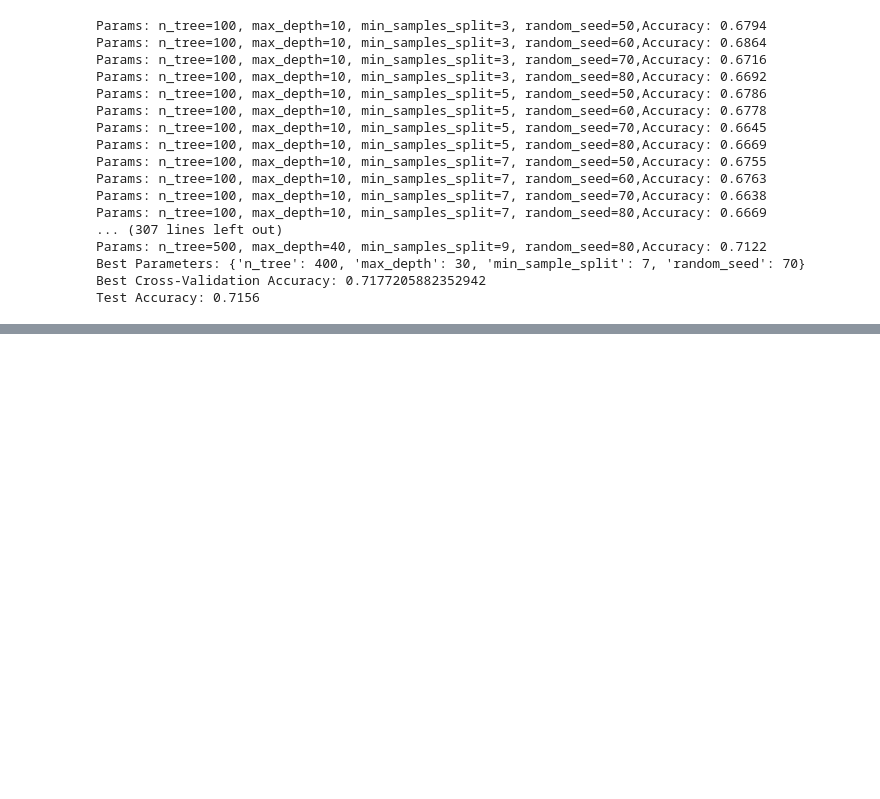
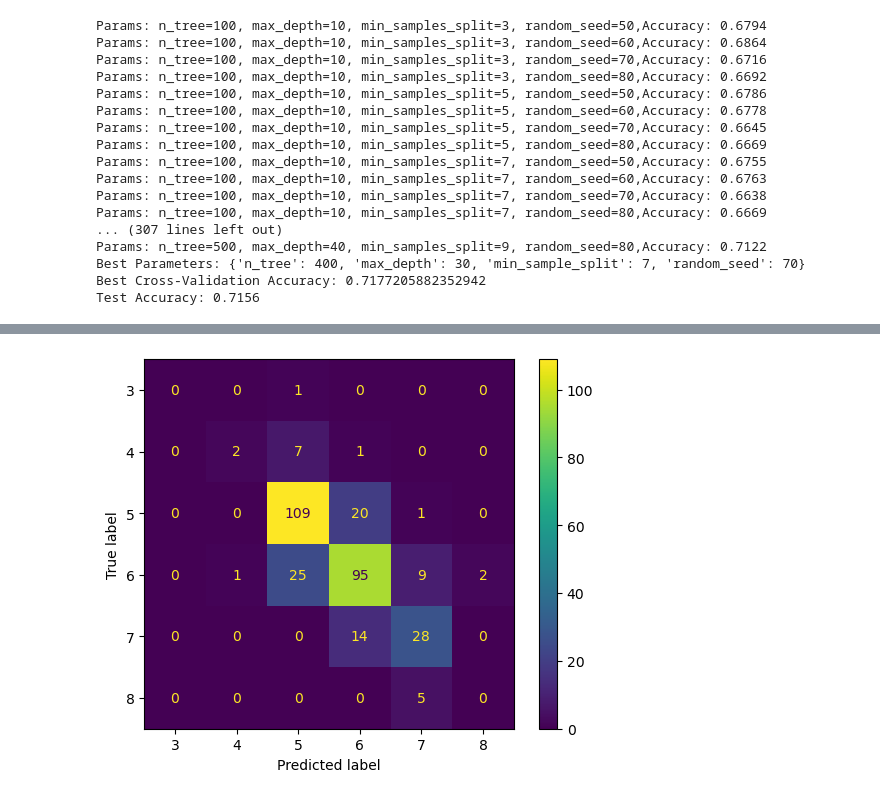
Before and after one commit to Hello-Judy/WashU, a Jupyter notebook: ESE_417/RandomForest.ipynb, the cells around one changed output, grey strips where cells are left out. Drawn from its saved outputs; the diff is of its cells as text; code cells hidden in the pictures; blank space fills up the shorter version.

```diff
--- a/ESE_417/RandomForest.ipynb
+++ b/ESE_417/RandomForest.ipynb
@@ -315,0 +532,15 @@ Best Cross-Validation Accuracy: 0.728125
+# %%
+# best model
+X=data_without_outlier.iloc[:,0:11]
+y=data_without_outlier['quality']
+x_train, x_test, y_train, y_test = train_test_split(X, y, test_size=0.2, random_state=42)
+model=randomforest(n_tree=500,max_depth=20,min_sample_split=9,random_seed=70)
+model.fit(x_train, y_train)
+y_pre=model.predict(x_test)
+confusion_matrix = confusion_matrix(y_test, y_pre)
+cm_display = ConfusionMatrixDisplay(confusion_matrix = confusion_matrix, display_labels = [3, 4,5,6,7,8])
+
+cm_display.plot()
+plt.show()
+# %% [output]
+[figure, added]
```
Also changed, not shown: parts of 10 cells of this notebook.
